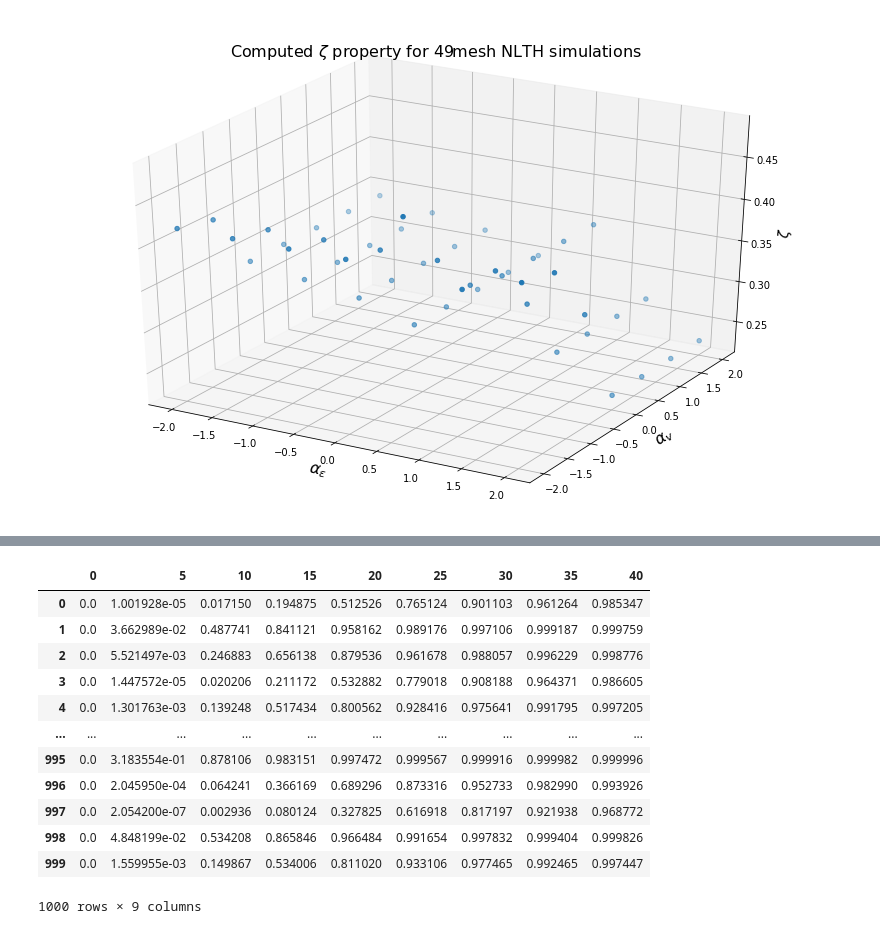
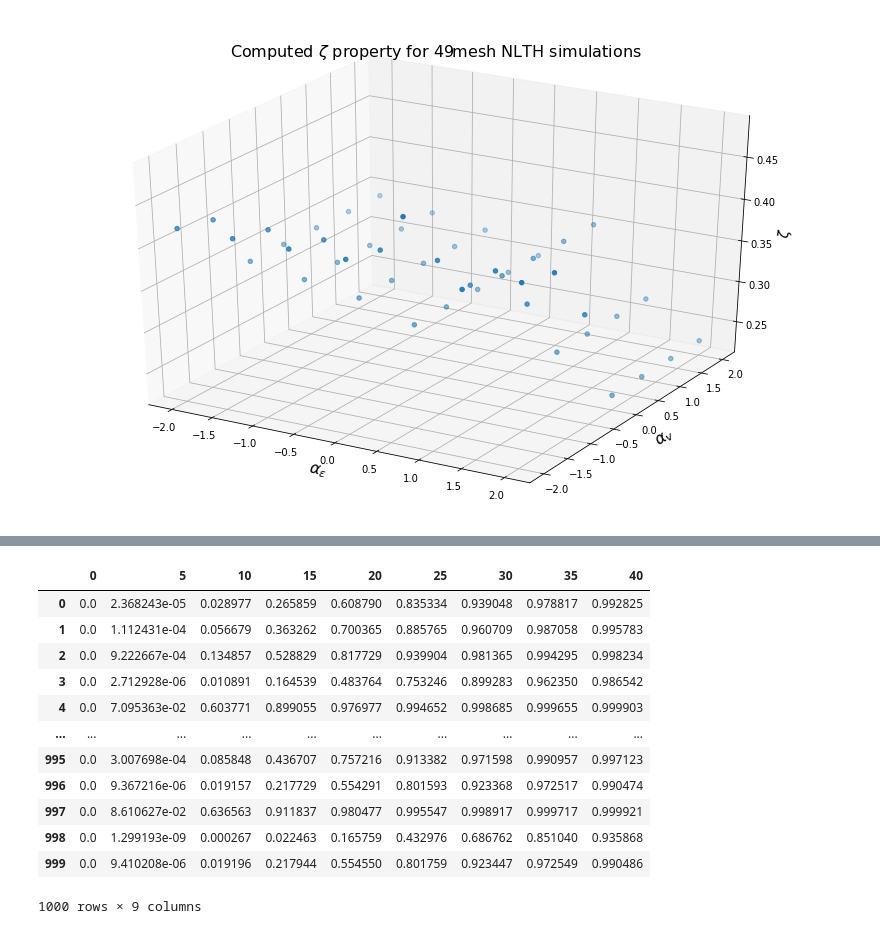
Before and after one commit to mtareqsoliman/msthesis, a Jupyter notebook: Benchmark_RS_ANN_12022022.ipynb, the cells around one changed output, grey strips where cells are left out. Saved outputs shown, nothing was run; the diff lists cells and outputs as text; code cells hidden in the pictures.

```diff
--- a/Benchmark_RS_ANN_12022022.ipynb
+++ b/Benchmark_RS_ANN_12022022.ipynb
@@ -1344,21 +1411,20 @@ from sklearn.neural_network import MLPRegressor
 
 ecu_49mesh_alpha, Vult_49mesh_alpha = map(list,zip(*NLTHA49mesh_pivot.index.values))
 x_ANN_mesh =np.column_stack((ecu_49mesh_alpha,Vult_49mesh_alpha))
-y_ANN_mesh = np.column_stack((lambda_49mesh_list,zeta_49mesh_list))
+y_ANN_mesh = np.column_stack((np.log(lambda_49mesh_list),zeta_49mesh_list))
 
-X_train, X_test, y_train, y_test = train_test_split(x_ANN_mesh, y_ANN_mesh, train_size=0.8, test_size=0.2)
+nprcptrns = 7
+nlyrs = 3
 
 regr_ANN_mesh = MLPRegressor(hidden_layer_sizes=(7,3),solver='lbfgs', alpha=0.5)
-regr_ANN_mesh.fit(X_train, y_train)
+regr_ANN_mesh.fit(x_ANN_mesh, y_ANN_mesh)
 
-y_pred_train_m1 = regr_ANN_mesh.predict(X_train)
-y_pred_test_m1 = regr_ANN_mesh.predict(X_test)
 y_pred_ANN_mesh = regr_ANN_mesh.predict(x_ANN_mesh)
-MSE = mean_squared_error(y_test, y_pred_test_m1, squared=False)
+MSE = mean_squared_error(y_ANN_mesh, y_pred_ANN_mesh, squared=False)
 print(MSE)
 
 
-x1_mesh_ANN_mesh,x2_mesh_ANN_mesh = np.linspace(-2.5, 2.5, 50), np.linspace(-2.5, 2.5, 50)
+x1_mesh_ANN_mesh,x2_mesh_ANN_mesh = np.linspace(-2, 2, 50), np.linspace(-2, 2, 50)
 x1_mesh_ANN_mesh, x2_mesh_ANN_mesh = np.meshgrid(x1_mesh_ANN_mesh, x2_mesh_ANN_mesh)
 X_mesh_ANN_mesh = np.array([x1_mesh_ANN_mesh.flatten(), x2_mesh_ANN_mesh.flatten()]).T
 y_mesh_ANN_mesh = regr_ANN_mesh.predict(X_mesh_ANN_mesh)
@@ -1367,9 +1433,9 @@ fig, ax = plt.subplots(figsize =(18,10), subplot_kw={'projection': '3d'})
 ax.set_zlabel(r"$\lambda$ (cm/sec)",fontsize=14)
 ax.set_xlabel(r"$\alpha_\epsilon$",fontsize=16)
 ax.set_ylabel(r"$\alpha_v$",fontsize=16)
-ax.set_title(r"$\lambda$ property obtained from ANN_mesh with 9 perceptrons and 3 layers",fontsize=16)
-ax.scatter(x_ANN_mesh[:,0], x_ANN_mesh[:,1], y_ANN_mesh[:,0],color='black',marker='.',alpha=1,s=40)
-ax.scatter(x1_mesh_ANN_mesh, x2_mesh_ANN_mesh, y_mesh_ANN_mesh[:,0], facecolor=(0,0,0,0), s=20, edgecolor='#70b3f0')
+ax.set_title(r"$\lambda$ property obtained from ANN_mesh with "+str(nprcptrns)+" perceptrons and "+str(nlyrs)+" layers",fontsize=16)
+ax.scatter(x_ANN_mesh[:,0], x_ANN_mesh[:,1], np.exp(y_ANN_mesh[:,0]),color='black',marker='.',alpha=1,s=40)
+ax.scatter(x1_mesh_ANN_mesh, x2_mesh_ANN_mesh, np.exp(y_mesh_ANN_mesh[:,0]), facecolor=(0,0,0,0), s=20, edgecolor='#70b3f0')
 
 fig, ax = plt.subplots(figsize =(18,10), subplot_kw={'projection': '3d'})
 ax.set_zlabel(r"$\zeta$",fontsize=14)
@@ -1386,6 +1452,6 @@ fragility_table_ANN_mesh = pd.DataFrame(columns = ['0','5','10','15','20','25','
 z_list = []
 
 for i in np.arange(len(y_ANN_mesh)):
-  fragility_table_ANN_mesh.loc[i] = sp.norm.cdf(np.log(IM),np.log(y_ANN_mesh[i,0]),y_ANN_mesh[i,1])
+  fragility_table_ANN_mesh.loc[i] = sp.norm.cdf(np.log(IM),y_ANN_mesh[i,0],y_ANN_mesh[i,1])
 fragility_table_ANN_mesh
 # %% [output]
@@ -1417,28 +1478,29 @@ Increase the number of iterations (max_iter) or scale the data as shown in:
 # %%
 alpha_ecu_1000_mesh = np.random.normal(0, 1, 1000)
 alpha_Vult_1000_mesh = np.random.normal(0, 1, 1000)
 
 x_1000_ANN_mesh = np.array([alpha_ecu_1000_mesh, alpha_Vult_1000_mesh]).T
 y_1000_ANN_mesh = regr_ANN_mesh.predict(x_1000_ANN_mesh)
 
 fragility_table_ANN_1000_mesh = pd.DataFrame(columns = ['0','5','10','15','20','25','30','35','40'])
 
 for i in np.arange(len(y_1000_ANN_mesh)):
-  fragility_table_ANN_1000_mesh.loc[i] = sp.norm.cdf(np.log(IM),np.log(y_1000_ANN_mesh[i,0]),y_1000_ANN_mesh[i,1])
+  fragility_table_ANN_1000_mesh.loc[i] = sp.norm.cdf(np.log(IM),y_1000_ANN_mesh[i,0],y_1000_ANN_mesh[i,1])
+
 fragility_table_ANN_1000_mesh
 # %% [output]
 |  | 0 | 5 | 10 | 15 | 20 | 25 | 30 | 35 | 40 |
-| 0 | 0.0 | 1.001928e-05 | 0.017150 | 0.194875 | 0.512526 | 0.765124 | 0.901103 | 0.961264 | 0.985347 |
-| 1 | 0.0 | 3.662989e-02 | 0.487741 | 0.841121 | 0.958162 | 0.989176 | 0.997106 | 0.999187 | 0.999759 |
-| 2 | 0.0 | 5.521497e-03 | 0.246883 | 0.656138 | 0.879536 | 0.961678 | 0.988057 | 0.996229 | 0.998776 |
-| 3 | 0.0 | 1.447572e-05 | 0.020206 | 0.211172 | 0.532882 | 0.779018 | 0.908188 | 0.964371 | 0.986605 |
-| 4 | 0.0 | 1.301763e-03 | 0.139248 | 0.517434 | 0.800562 | 0.928416 | 0.975641 | 0.991795 | 0.997205 |
+| 0 | 0.0 | 2.368243e-05 | 0.028977 | 0.265859 | 0.608790 | 0.835334 | 0.939048 | 0.978817 | 0.992825 |
+| 1 | 0.0 | 1.112431e-04 | 0.056679 | 0.363262 | 0.700365 | 0.885765 | 0.960709 | 0.987058 | 0.995783 |
+| 2 | 0.0 | 9.222667e-04 | 0.134857 | 0.528829 | 0.817729 | 0.939904 | 0.981365 | 0.994295 | 0.998234 |
+| 3 | 0.0 | 2.712928e-06 | 0.010891 | 0.164539 | 0.483764 | 0.753246 | 0.899283 | 0.962350 | 0.986542 |
+| 4 | 0.0 | 7.095363e-02 | 0.603771 | 0.899055 | 0.976977 | 0.994652 | 0.998685 | 0.999655 | 0.999903 |
 | ... | ... | ... | ... | ... | ... | ... | ... | ... | ... |
-| 995 | 0.0 | 3.183554e-01 | 0.878106 | 0.983151 | 0.997472 | 0.999567 | 0.999916 | 0.999982 | 0.999996 |
-| 996 | 0.0 | 2.045950e-04 | 0.064241 | 0.366169 | 0.689296 | 0.873316 | 0.952733 | 0.982990 | 0.993926 |
-| 997 | 0.0 | 2.054200e-07 | 0.002936 | 0.080124 | 0.327825 | 0.616918 | 0.817197 | 0.921938 | 0.968772 |
-| 998 | 0.0 | 4.848199e-02 | 0.534208 | 0.865846 | 0.966484 | 0.991654 | 0.997832 | 0.999404 | 0.999826 |
-| 999 | 0.0 | 1.559955e-03 | 0.149867 | 0.534006 | 0.811020 | 0.933106 | 0.977465 | 0.992465 | 0.997447 |
+| 995 | 0.0 | 3.007698e-04 | 0.085848 | 0.436707 | 0.757216 | 0.913382 | 0.971598 | 0.990957 | 0.997123 |
+| 996 | 0.0 | 9.367216e-06 | 0.019157 | 0.217729 | 0.554291 | 0.801593 | 0.923368 | 0.972517 | 0.990474 |
+| 997 | 0.0 | 8.610627e-02 | 0.636563 | 0.911837 | 0.980477 | 0.995547 | 0.998917 | 0.999717 | 0.999921 |
+| 998 | 0.0 | 1.299193e-09 | 0.000267 | 0.022463 | 0.165759 | 0.432976 | 0.686762 | 0.851040 | 0.935868 |
+| 999 | 0.0 | 9.410208e-06 | 0.019196 | 0.217944 | 0.554550 | 0.801759 | 0.923447 | 0.972549 | 0.990486 |
 1000 rows × 9 columns
 # %%
 ecu_100_alpha_frag, Vult_100_alpha_frag = zip(*NLTHA100_pivot.index.values)
```
Also changed, not shown: parts of 14 cells of this notebook.
